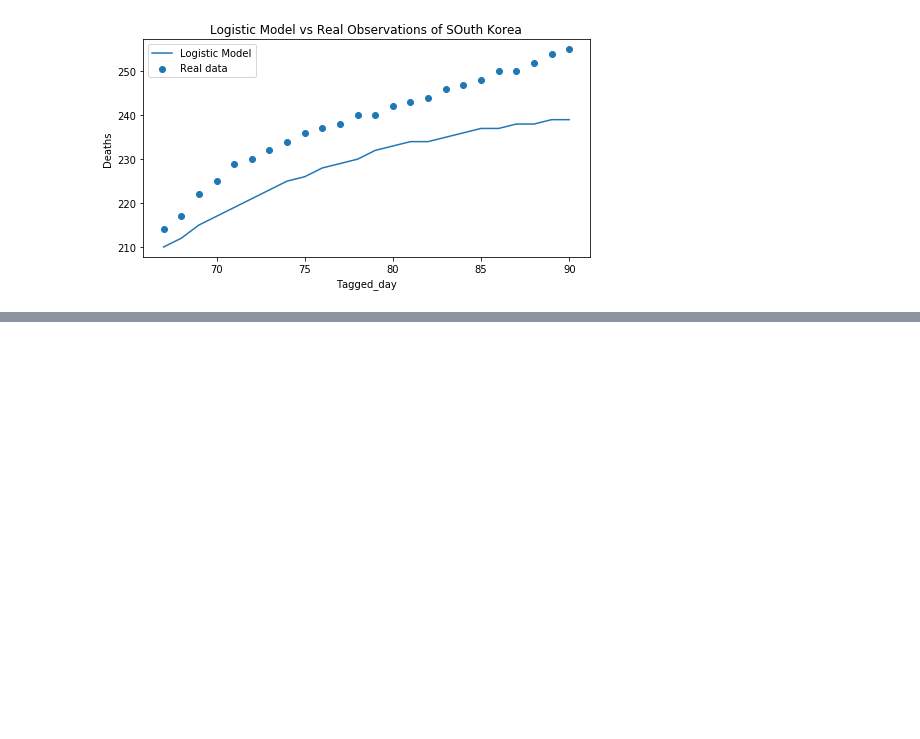
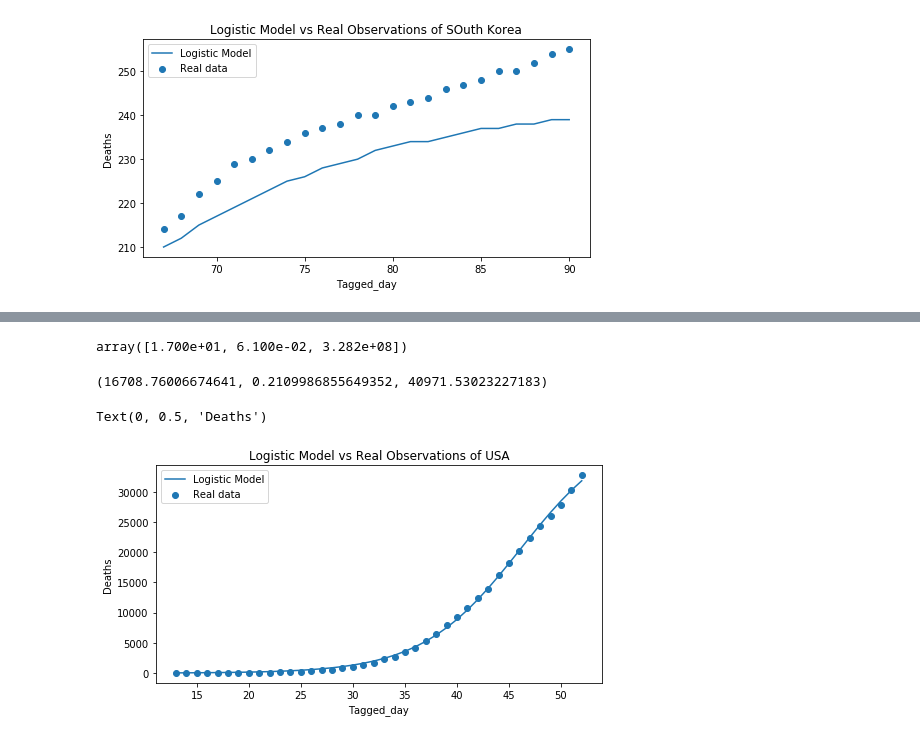
Before and after one commit to kd91/Modeling-of-COVID-19-testing-deaths, a Jupyter notebook: covid_19_EDA_logReg.ipynb, the cells around one changed output, grey strips where cells are left out. Drawn from its saved outputs; the diff is of its cells as text; code cells hidden in the pictures; blank space fills up the shorter version.

```diff
--- a/covid_19_EDA_logReg.ipynb
+++ b/covid_19_EDA_logReg.ipynb
@@ -521,0 +520,6 @@ Text(0, 0.5, 'Deaths')
+# %%
+# Split sequentially into train and test
+X_train_usa = dfusa['tagged_day'].iloc[0:40]
+y_train_usa = dfusa['deaths'].iloc[0:40]
+X_test_usa = dfusa['tagged_day'].iloc[41:]
+y_test_usa = dfusa['deaths'].iloc[41:]
@@ -521,0 +534,19 @@ Text(0, 0.5, 'Deaths')
+# %%
+# initializing parameters
+a0 = y_train_usa.min()
+# b0 = np.random.exponential(size=1)[0]
+# b0 = np.random.uniform(low=0.0, high=0.01, size=1)[0]
+b0 = 0.061 # 6.1% mortality rate for USA (https://coronavirus.jhu.edu/data/mortality)
+c0 = 328.2e6 # max people that can die - population of USA in 2019 (https://www.census.gov/quickfacts/fact/table/US/PST045219)
+p0 = np.array([a0,b0,c0])
+p0
+# %% [output]
+array([1.700e+01, 6.100e-02, 3.282e+08])
+# %%
+bounds = (0, [c0,1.0,c0])
+# %%
+(a,b,c),cov = optim.curve_fit(logistic_model, X_train_usa, y_train_usa, bounds=bounds, p0=p0)
+# %%
+a,b,c
+# %% [output]
+(16708.76006674641, 0.2109986855649352, 40971.53023227183)
@@ -521,0 +556,12 @@ Text(0, 0.5, 'Deaths')
+# %%
+# model predictions on training dataset for South Korea
+plt.figure(figsize=(8,4))
+plt.scatter(X_train_usa, y_train_usa)
+plt.plot(X_train_usa, logistic_model( X_train_usa, a, b, c))
+plt.title('Logistic Model vs Real Observations of USA')
+plt.legend(['Logistic Model', 'Real data'])
+plt.xlabel('Tagged_day')
+plt.ylabel('Deaths')
+# %% [output]
+Text(0, 0.5, 'Deaths')
+[figure, added]
```
Also changed, not shown: parts of 26 cells of this notebook.
